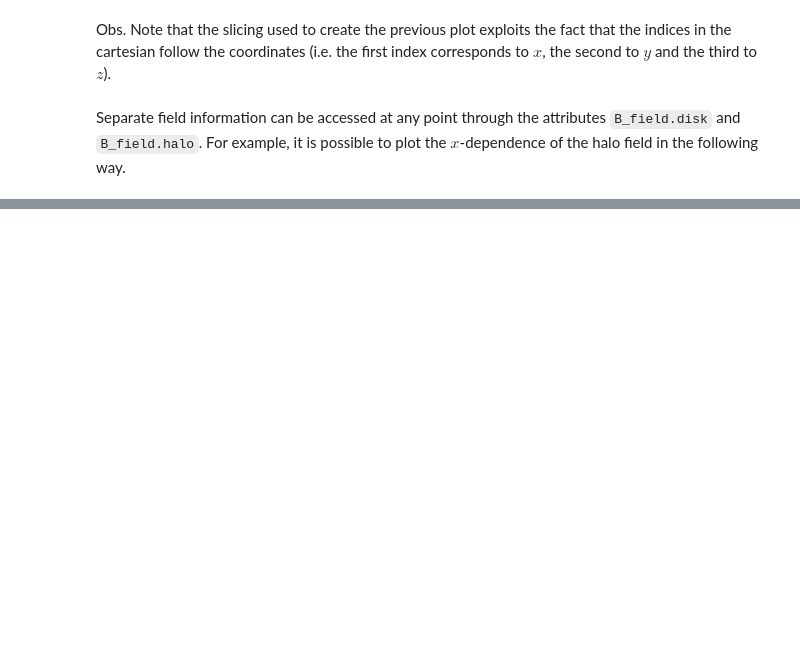
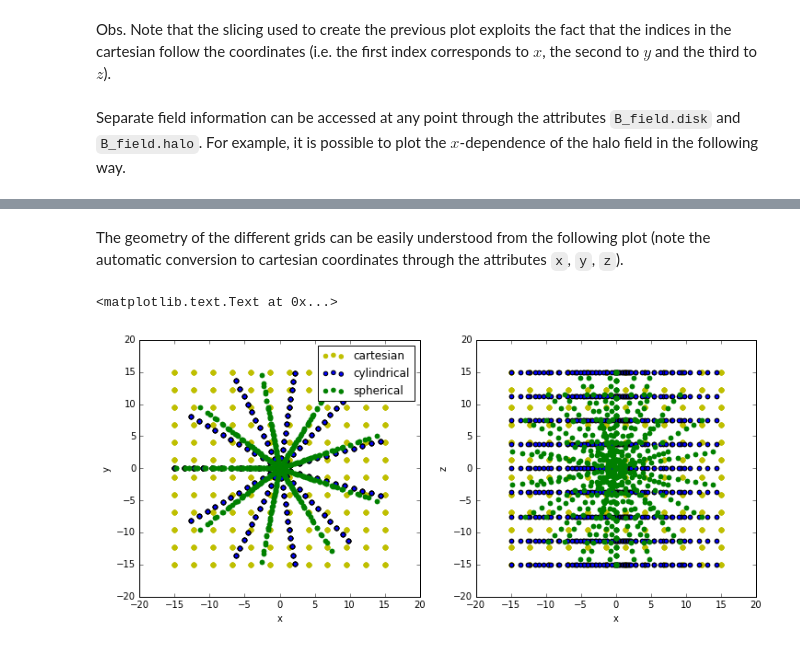
Before and after one commit to luizfelippesr/galmag, a Jupyter notebook: gmf_tool_tutorial.ipynb, the cells around one changed output, grey strips where cells are left out. Cells and saved outputs as stored; diff of their text form; code cells hidden in the pictures; blank space fills up the shorter version.

Commit message:
Updates tutorial notebook, includes a section briefly describing available grids.

```diff
--- a/gmf_tool_tutorial.ipynb
+++ b/gmf_tool_tutorial.ipynb
@@ -100,0 +107,39 @@ grid()
+# %%
+from gmf_tool.Grid import Grid
+
+# A cartesian grid can be constructed as follows
+cartesian_grid = Grid(box=[[-15, 15],[-15, 15],[-15, 15]],
+                      resolution = [12,12,12],
+                      grid_type = 'cartesian' # Optional
+                      )
+# For cylindrical grid, the limits are specified assuming
+# the order: r, theta, phi (where the last is the azimuth)
+cylindrical_grid = Grid(box=[[0.25, 15],[-pi,pi],[-15,15]],
+                      resolution = [12,12,9],
+                      grid_type = 'cylindrical')
+
+# For spherical grid, the limits are specified assuming
+# the order: r, phi, z
+spherical_grid = Grid(box=[[0, 15],[0, pi], [-pi,pi],],
+                      resolution = [12,10,10],
+                      grid_type = 'spherical')
+# %% [markdown]
+The geometry of the different grids can be easily understood from
+the following plot (note the automatic conversion to cartesian
+coordinates through the attributes `x`, `y`, `z`).
+# %%
+figure(figsize(12,5))
+subplot(1,2,1)
+scatter(cartesian_grid.x, cartesian_grid.y, color='y', label='cartesian')
+scatter(cylindrical_grid.x, cylindrical_grid.y, label='cylindrical')
+scatter(spherical_grid.x, spherical_grid.y, color='g', label='spherical')
+xlabel('x'); ylabel('y')
+legend()
+subplot(1,2,2)
+scatter(cartesian_grid.x, cartesian_grid.z, color='y')
+scatter(cylindrical_grid.x, cylindrical_grid.z)
+scatter(spherical_grid.x, spherical_grid.z, color='g')
+xlabel('x'); ylabel('z')
+# %% [output]
+<matplotlib.text.Text at 0x...>
+[figure, added]
```
Also changed, not shown: parts of 3 cells of this notebook.
